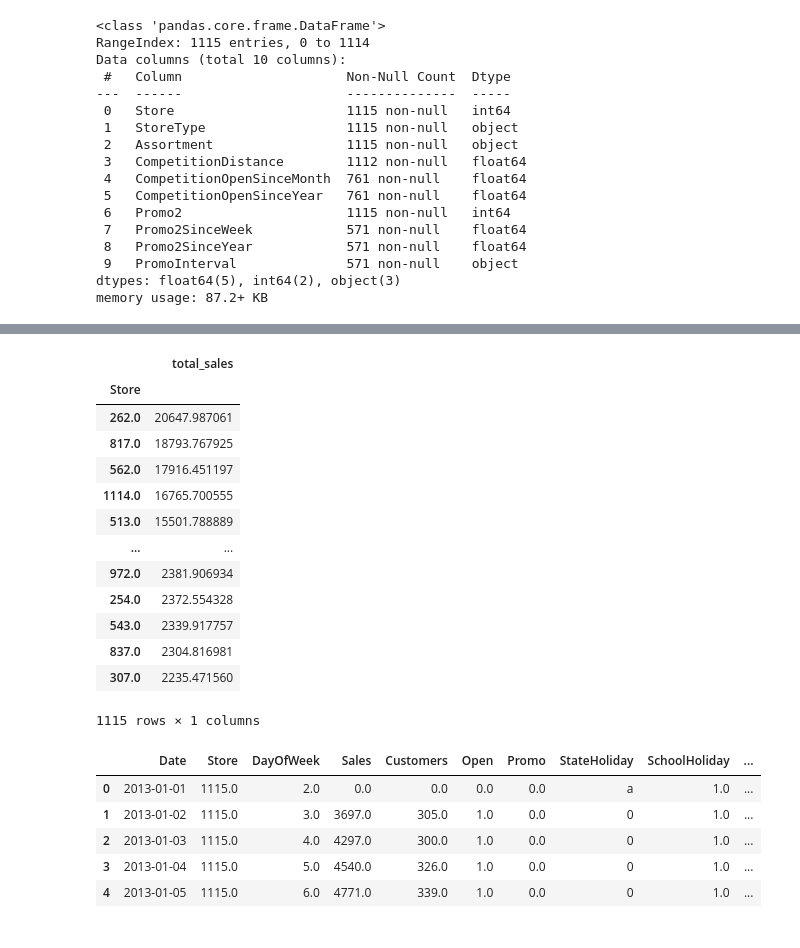
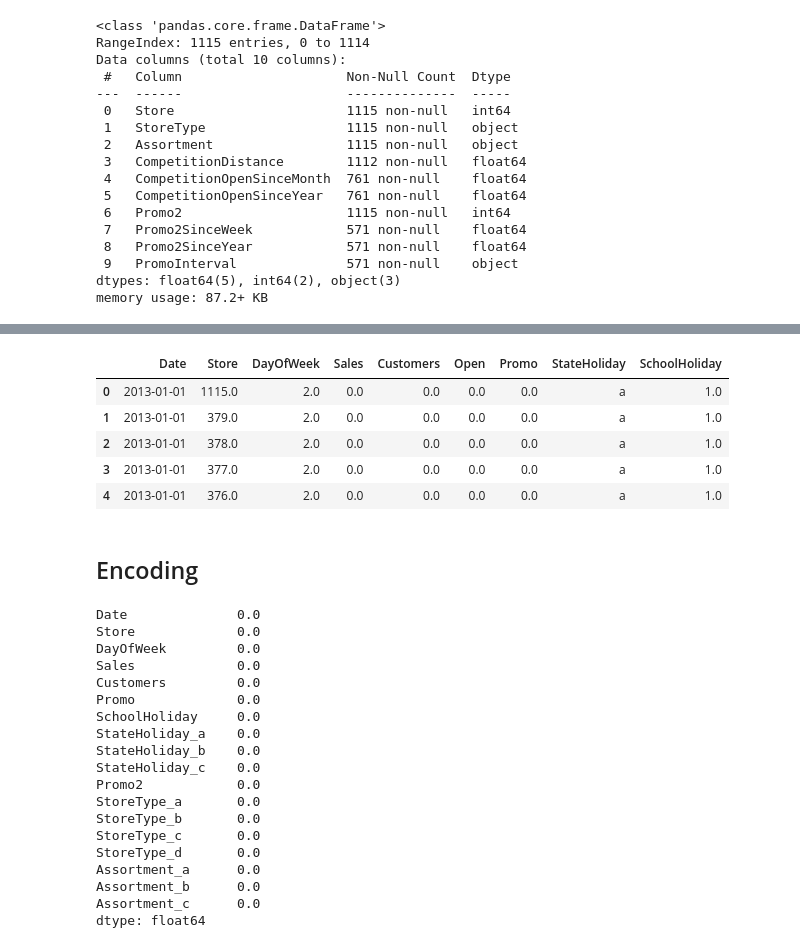
Before and after one commit to kirajano/akb, a Jupyter notebook: Rossmann.ipynb, the cells around one changed output, grey strips where cells are left out. Cells and saved outputs as stored; diff of their text form; code cells hidden in the pictures.

```diff
--- a/Rossmann.ipynb
+++ b/Rossmann.ipynb
@@ -113,17 +62,0 @@ memory usage: 87.2+ KB
-# %%
-train.groupby('Store').agg(total_sales = ('Sales', 'mean')).sort_values(['total_sales'], ascending=False)
-# %% [output]
-|  | total_sales |
-| Store |  |
-| 262.0 | 20647.987061 |
-| 817.0 | 18793.767925 |
-| 562.0 | 17916.451197 |
-| 1114.0 | 16765.700555 |
-| 513.0 | 15501.788889 |
-| ... | ... |
-| 972.0 | 2381.906934 |
-| 254.0 | 2372.554328 |
-| 543.0 | 2339.917757 |
-| 837.0 | 2304.816981 |
-| 307.0 | 2235.471560 |
-1115 rows × 1 columns
@@ -131,0 +63,9 @@ train_new = train.copy()
+# %%
+train.head()
+# %% [output]
+|  | Date | Store | DayOfWeek | Sales | Customers | Open | Promo | StateHoliday | SchoolHoliday |
+| 0 | 2013-01-01 | 1115.0 | 2.0 | 0.0 | 0.0 | 0.0 | 0.0 | a | 1.0 |
+| 1 | 2013-01-01 | 379.0 | 2.0 | 0.0 | 0.0 | 0.0 | 0.0 | a | 1.0 |
+| 2 | 2013-01-01 | 378.0 | 2.0 | 0.0 | 0.0 | 0.0 | 0.0 | a | 1.0 |
+| 3 | 2013-01-01 | 377.0 | 2.0 | 0.0 | 0.0 | 0.0 | 0.0 | a | 1.0 |
+| 4 | 2013-01-01 | 376.0 | 2.0 | 0.0 | 0.0 | 0.0 | 0.0 | a | 1.0 |
@@ -131,0 +105,2 @@ train_new = train.copy()
+# %% [markdown]
+## Encoding
@@ -132,10 +122,24 @@ train_new = train.copy()
 # %%
-data = pd.merge(train, store_new, on=["Store"])
-data.head()
+# Concatenate all data
+data = pd.merge(train, store, on=["Store"])
+data.isna().sum() / data.shape[0]
 # %% [output]
-|  | Date | Store | DayOfWeek | Sales | Customers | Open | Promo | StateHoliday | SchoolHoliday | ... |
-| 0 | 2013-01-01 | 1115.0 | 2.0 | 0.0 | 0.0 | 0.0 | 0.0 | a | 1.0 | ... |
-| 1 | 2013-01-02 | 1115.0 | 3.0 | 3697.0 | 305.0 | 1.0 | 0.0 | 0 | 1.0 | ... |
-| 2 | 2013-01-03 | 1115.0 | 4.0 | 4297.0 | 300.0 | 1.0 | 0.0 | 0 | 1.0 | ... |
-| 3 | 2013-01-04 | 1115.0 | 5.0 | 4540.0 | 326.0 | 1.0 | 0.0 | 0 | 1.0 | ... |
-| 4 | 2013-01-05 | 1115.0 | 6.0 | 4771.0 | 339.0 | 1.0 | 0.0 | 0 | 1.0 | ... |
+Date              0.0
+Store             0.0
+DayOfWeek         0.0
+Sales             0.0
+Customers         0.0
+Promo             0.0
+SchoolHoliday     0.0
+StateHoliday_a    0.0
+StateHoliday_b    0.0
+StateHoliday_c    0.0
+Promo2            0.0
+StoreType_a       0.0
+StoreType_b       0.0
+StoreType_c       0.0
+StoreType_d       0.0
+Assortment_a      0.0
+Assortment_b      0.0
+Assortment_c      0.0
+dtype: float64
```
Also changed, not shown: parts of 19 cells of this notebook.
